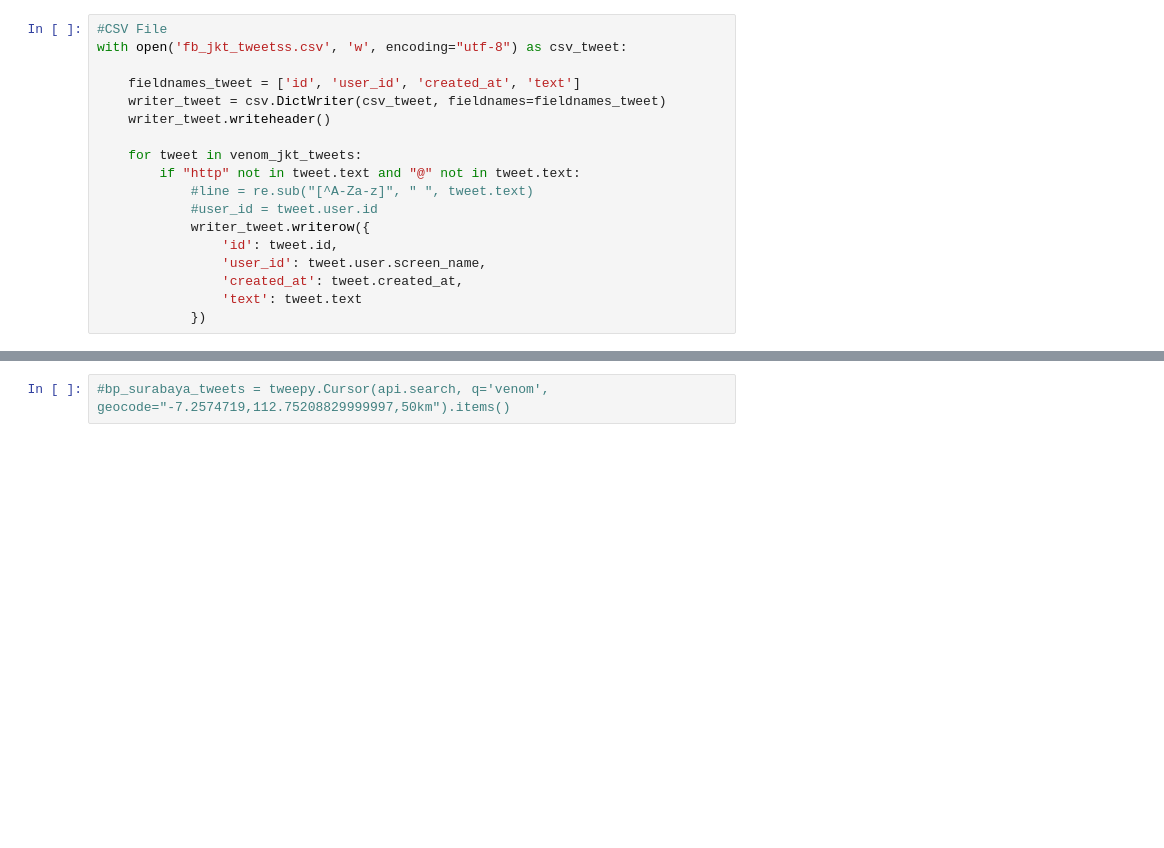
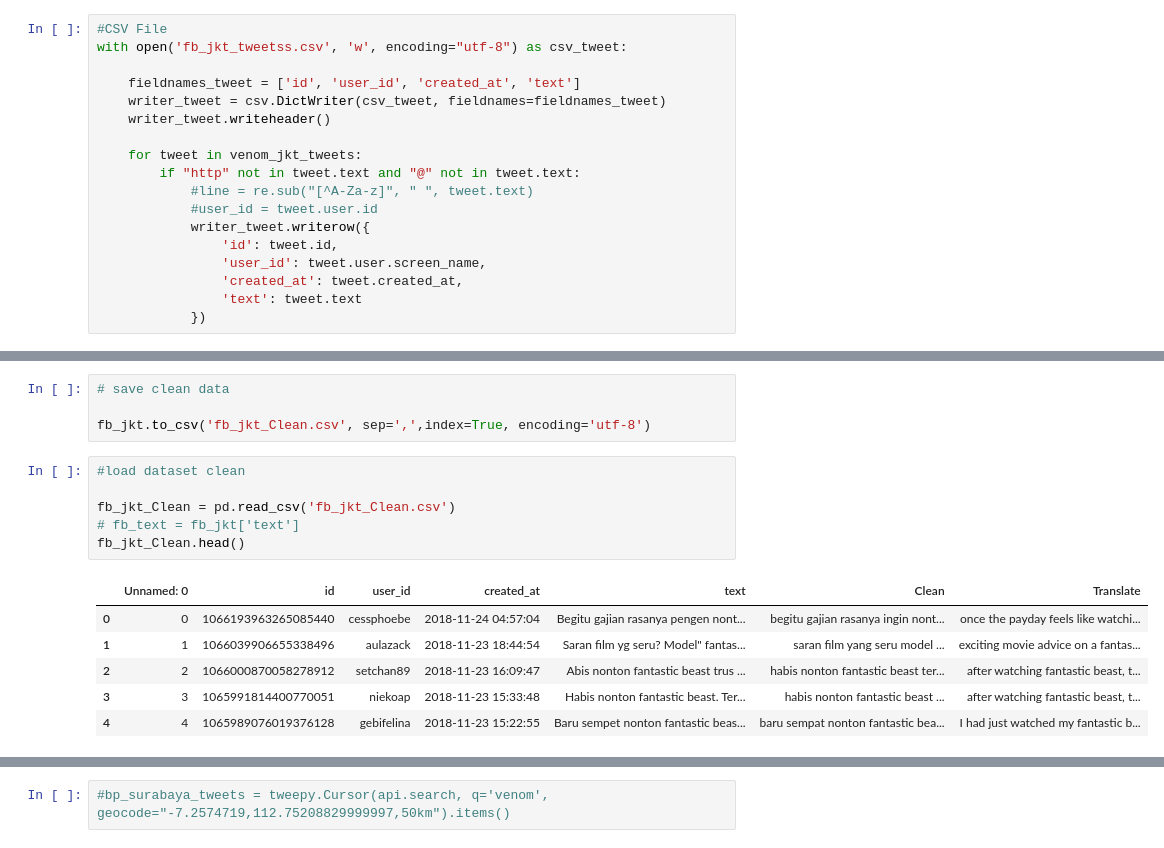
Before and after one commit to Ardhynata/SentimentAnalysisVenom, a Jupyter notebook: Venom.ipynb, the cells around one changed output, grey strips where cells are left out. Drawn from its saved outputs; the diff is of its cells as text; blank space fills up the shorter version.

```diff
--- a/Venom.ipynb
+++ b/Venom.ipynb
@@ -151,3 +186,20 @@ fb_jkt.head(20)
 | 17 | 1065608470307565568 | luthfirama_ | 2018-11-22 14:10:32 | Fantastic beast kali ini cukup me... | fantastic beast kali ini cukup me... | fantastic beast this time was qui... |
 | 18 | 1065604105073115136 | gerrykusuma13 | 2018-11-22 13:53:11 | #spoileralert Fantastic beast 2 s... | spoileralert fantastic beast 2 se... | spoileralert fantastic beast 2 at... |
 | 19 | 1065573998048595968 | kalamfthr | 2018-11-22 11:53:33 | fantastic beast, bohemian, terus ... | fantastic beast bohemian terus ad... | the fantastic bohemian beast cont... |
+# %%
+# save clean data
+
+fb_jkt.to_csv('fb_jkt_Clean.csv', sep=',',index=True, encoding='utf-8')
+# %%
+#load dataset clean
+
+fb_jkt_Clean = pd.read_csv('fb_jkt_Clean.csv')
+# fb_text = fb_jkt['text']
+fb_jkt_Clean.head()
+# %% [output]
+|  | Unnamed: 0 | id | user_id | created_at | text | Clean | Translate |
+| 0 | 0 | 1066193963265085440 | cessphoebe | 2018-11-24 04:57:04 | Begitu gajian rasanya pengen nont... | begitu gajian rasanya ingin nont... | once the payday feels like watchi... |
+| 1 | 1 | 1066039906655338496 | aulazack | 2018-11-23 18:44:54 | Saran film yg seru? Model" fantas... | saran film yang seru model ... | exciting movie advice on a fantas... |
+| 2 | 2 | 1066000870058278912 | setchan89 | 2018-11-23 16:09:47 | Abis nonton fantastic beast trus ... | habis nonton fantastic beast ter... | after watching fantastic beast, t... |
+| 3 | 3 | 1065991814400770051 | niekoap | 2018-11-23 15:33:48 | Habis nonton fantastic beast. Ter... | habis nonton fantastic beast ... | after watching fantastic beast, t... |
+| 4 | 4 | 1065989076019376128 | gebifelina | 2018-11-23 15:22:55 | Baru sempet nonton fantastic beas... | baru sempat nonton fantastic bea... | I had just watched my fantastic b... |
```
Also changed, not shown: parts of 14 cells of this notebook, 12 other files.
